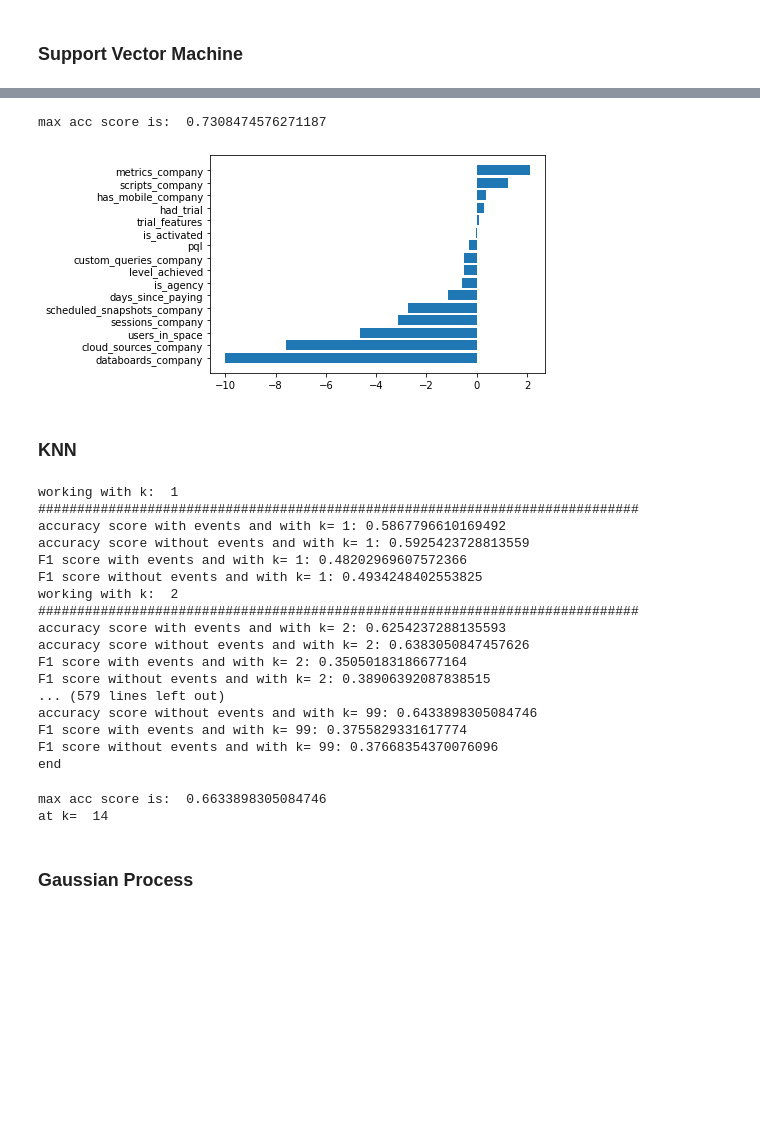
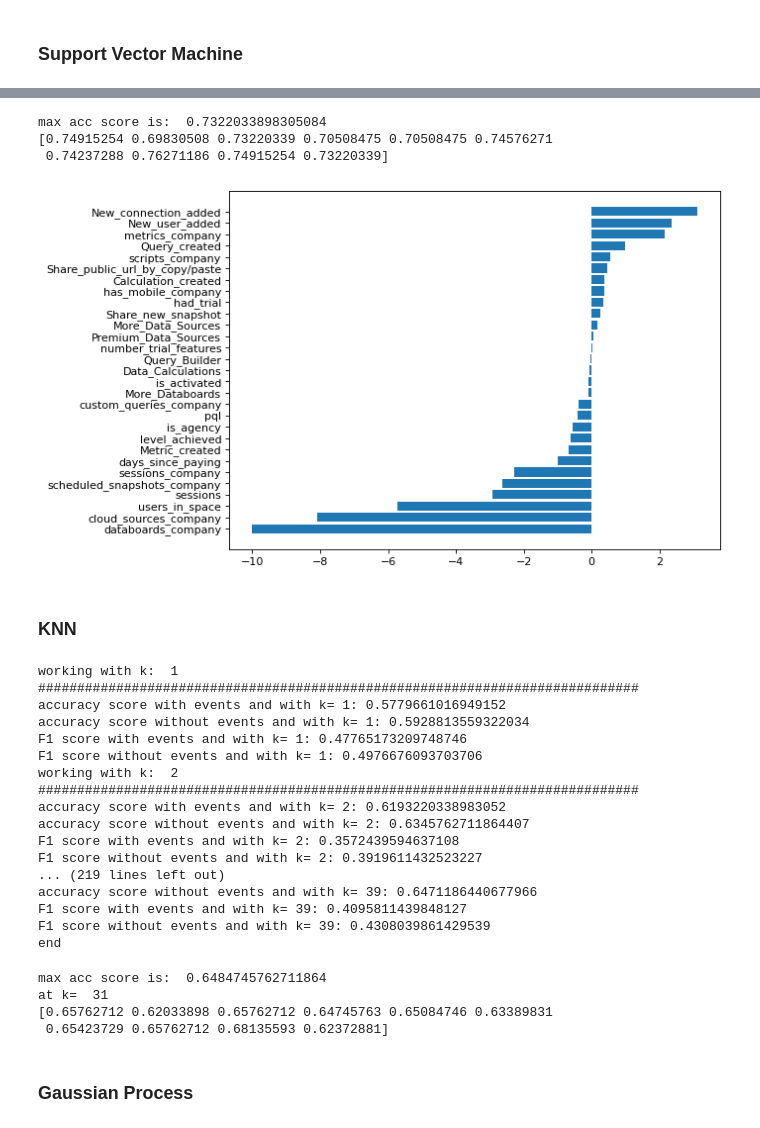
Before and after one commit to ZaloznikV/Project-3-ZaloznikV, a Jupyter notebook: predictive_modeling.ipynb, the cells around one changed output, grey strips where cells are left out. Saved outputs shown, nothing was run; the diff lists cells and outputs as text; code cells hidden in the pictures; blank space fills up the shorter version.

Commit message:
Added plots for problem 1.

```diff
--- a/predictive_modeling.ipynb
+++ b/predictive_modeling.ipynb
@@ -224,16 +225,3 @@ data.head()
 | 3 | 143438 | France | 0 | 2019-12-03T14:02:00 | undefined | undefined | undefined | 0 | ... |
 | 4 | 144226 | Italy | 0 | 2019-12-07T19:03:00 | undefined | undefined | undefined | 0 | ... |
 5 rows × 28 columns
-# %%
-a = list(data.trial_features)
-replace_trial_f = []
-for s in a:
-    if s == 0:
-        replace_trial_f.append(0)
-    elif s == "undefined":
-        replace_trial_f.append(0)
-    else:
-        replace_trial_f.append(len(s.split(";")))
-
-data["trial_features"] = replace_trial_f
-data.head()
@@ -407,28 +482,38 @@ F1 score without events and with kernel sigmoid: 0.4112206409472428
-# %%
-print("max acc score is: ", max(acc_1))
-# %% [output]
-max acc score is:  0.7308474576271187
+# %%
+print("max acc score is: ", max(acc_1))
+clf = svm.SVC(kernel="linear") # kernel with best result
+score  = cross_val_score(clf, X1, np.ravel(Y1), cv=10)
+RESULT_DICT["SVM"] = score
+print(score)
+# %% [output]
+max acc score is:  0.7322033898305084
+[0.74915254 0.69830508 0.73220339 0.70508475 0.70508475 0.74576271
+ 0.74237288 0.76271186 0.74915254 0.73220339]
 # %%
 
+
+
 def f_importances(coef, names):
+    figure(figsize=(8, 6), dpi=80)
+
     imp = coef
     imp,names = zip(*sorted(zip(imp,names)))
     plt.barh(range(len(names)), imp, align='center')
     plt.yticks(range(len(names)), names)
     plt.show()
 
-features_names = list(X2.columns)
+features_names = list(X1.columns)
 svm = svm.SVC(kernel='linear')
-svm.fit(X2, np.ravel(Y2))
+svm.fit(X1, np.ravel(Y1))
 f_importances(svm.coef_[0], features_names)
 # %% [output]
-[figure, old version]
+[figure, new version]
 # %% [markdown]
 ### KNN
 # %%
 """KNN"""
 
-k_list = list(range(1,50))
+k_list = list(range(1,40))
 f1_1 = []
 f1_2 = []
 acc_1 = []
@@ -456,28 +541,35 @@ print("end")
 # %% [output]
 working with k:  1
 #############################################################################
-accuracy score with events and with k= 1: 0.5867796610169492
-accuracy score without events and with k= 1: 0.5925423728813559
-F1 score with events and with k= 1: 0.48202969607572366
-F1 score without events and with k= 1: 0.4934248402553825
+accuracy score with events and with k= 1: 0.5779661016949152
+accuracy score without events and with k= 1: 0.5928813559322034
+F1 score with events and with k= 1: 0.47765173209748746
+F1 score without events and with k= 1: 0.4976676093703706
 working with k:  2
 #############################################################################
-accuracy score with events and with k= 2: 0.6254237288135593
-accuracy score without events and with k= 2: 0.6383050847457626
-F1 score with events and with k= 2: 0.35050183186677164
-F1 score without events and with k= 2: 0.38906392087838515
-... (579 lines left out)
-accuracy score without events and with k= 99: 0.6433898305084746
-F1 score with events and with k= 99: 0.3755829331617774
-F1 score without events and with k= 99: 0.37668354370076096
+accuracy score with events and with k= 2: 0.6193220338983052
+accuracy score without events and with k= 2: 0.6345762711864407
+F1 score with events and with k= 2: 0.3572439594637108
+F1 score without events and with k= 2: 0.3919611432523227
+... (219 lines left out)
+accuracy score without events and with k= 39: 0.6471186440677966
+F1 score with events and with k= 39: 0.4095811439848127
+F1 score without events and with k= 39: 0.4308039861429539
 end
 # %%
 print("max acc score is: ", max(acc_1))
 index = acc_1.index(max(acc_1))
 print("at k= ", k_list[index])
+
+clf = KNeighborsClassifier(n_neighbors=k_list[index])
+score = cross_val_score(clf, X1, np.ravel(Y1), cv=10)
+RESULT_DICT["KNN"] = score
+print(score)
 # %% [output]
-max acc score is:  0.6633898305084746
-at k=  14
+max acc score is:  0.6484745762711864
+at k=  31
+[0.65762712 0.62033898 0.65762712 0.64745763 0.65084746 0.63389831
+ 0.65423729 0.65762712 0.68135593 0.62372881]
 # %% [markdown]
 ### Gaussian Process
 # %%
```
Also changed, not shown: parts of 17 cells of this notebook.
